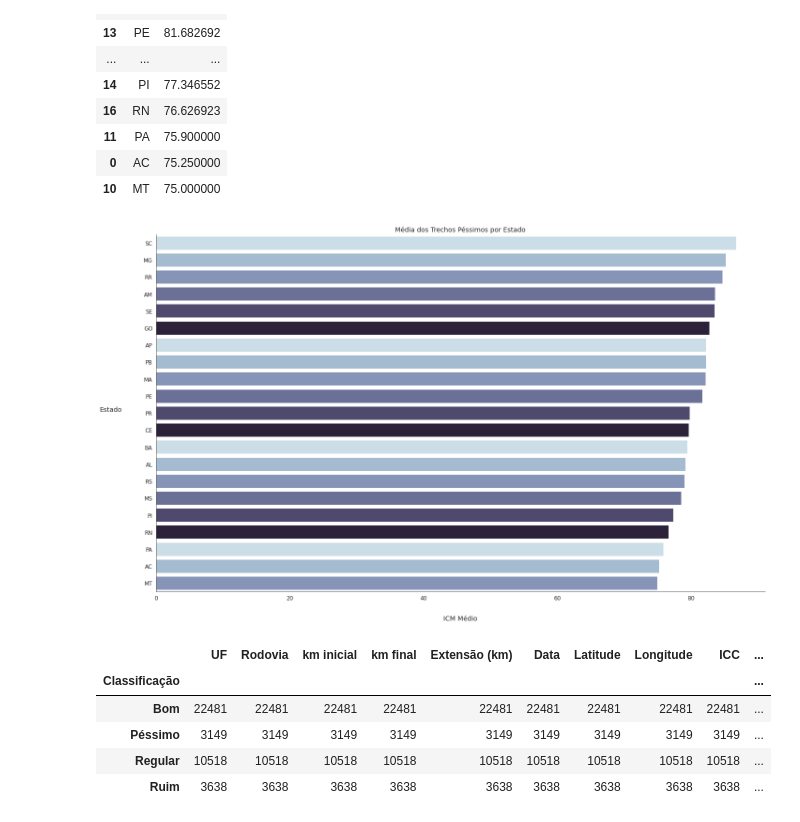
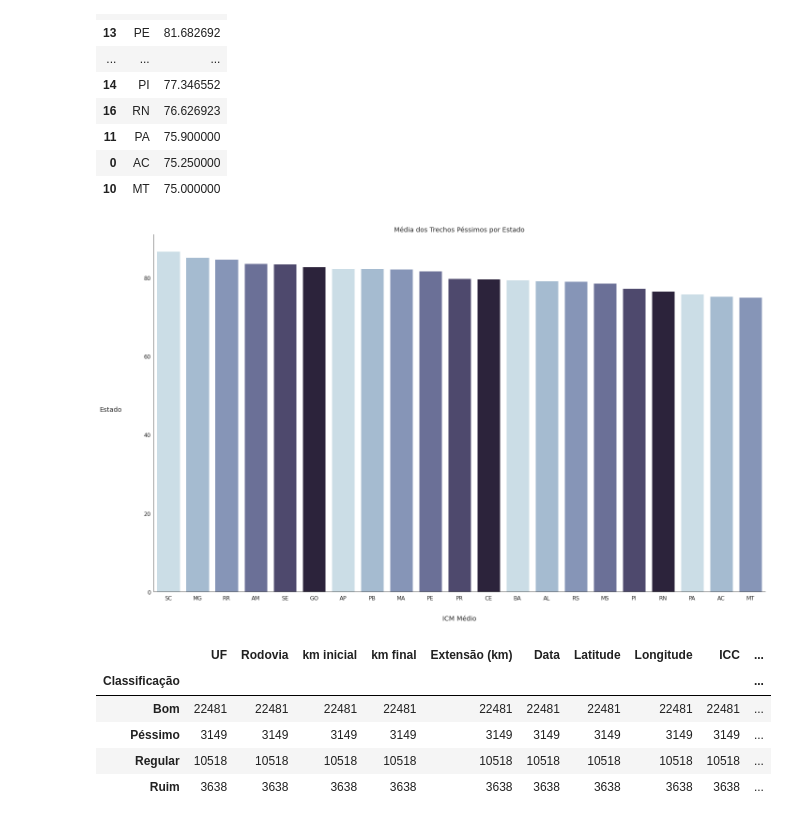
Before and after one commit to iagohenris/Engenharia-de-Transportes, a Jupyter notebook: IndicePavimentação.ipynb, the cells around one changed output. Cells and saved outputs as stored; diff of their text form; code cells hidden in the pictures.

```diff
--- a/IndicePavimentação.ipynb
+++ b/IndicePavimentação.ipynb
@@ -347,16 +347,16 @@ Pessimo
 # %%
 #Gráfico Pessimo por Estado - Não teve nehuma rodovia classificada como Péssima, mas há trechos classificados assim
 plt.figure(figsize=(20,12))
 sns.set_style('white')
-sns.barplot(data = Pessimo, x='ICM', y='UF', palette=sns.color_palette("ch:s=.25,rot=-.25"))
+sns.barplot(data = Pessimo, x='UF', y='ICM', palette=sns.color_palette("ch:s=.25,rot=-.25"))
 plt.xlabel('ICM Médio', size=14,labelpad=30)
 plt.ylabel('Estado', size=14,rotation=0,labelpad=70)
 plt.title('Média dos Trechos Péssimos por Estado', size=14)
 plt.tick_params(axis='both', which='major', labelsize=12)
 sns.despine()
 plt.tight_layout()
 # %% [output]
-[figure, old version]
+[figure, new version]
 # %%
 #Quantidade de itens avaliados por classificação
 Quantidade = dfpavimentacao.groupby(['Classificação']).count()
```
Also changed, not shown: parts of 5 cells of this notebook.
